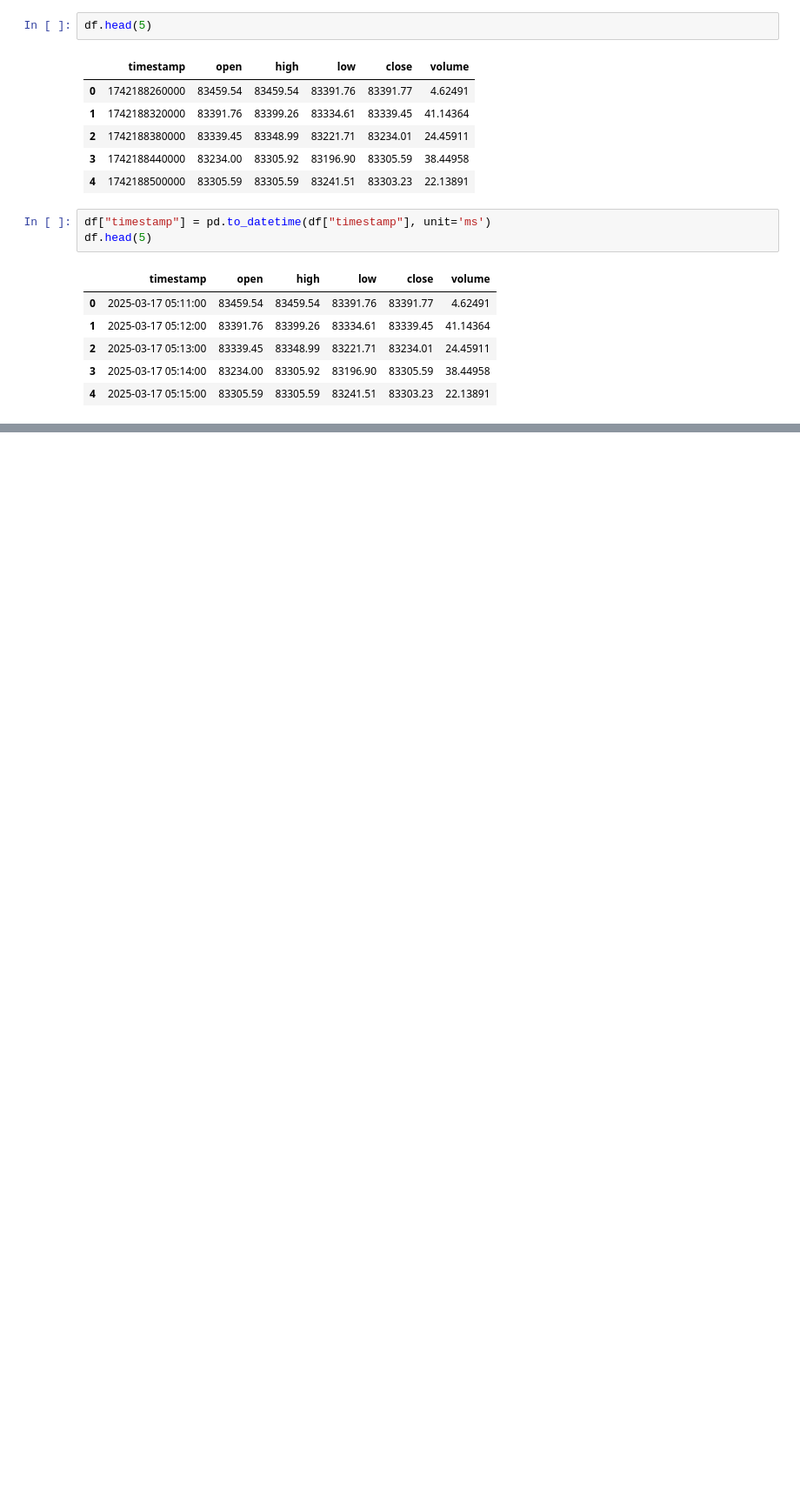
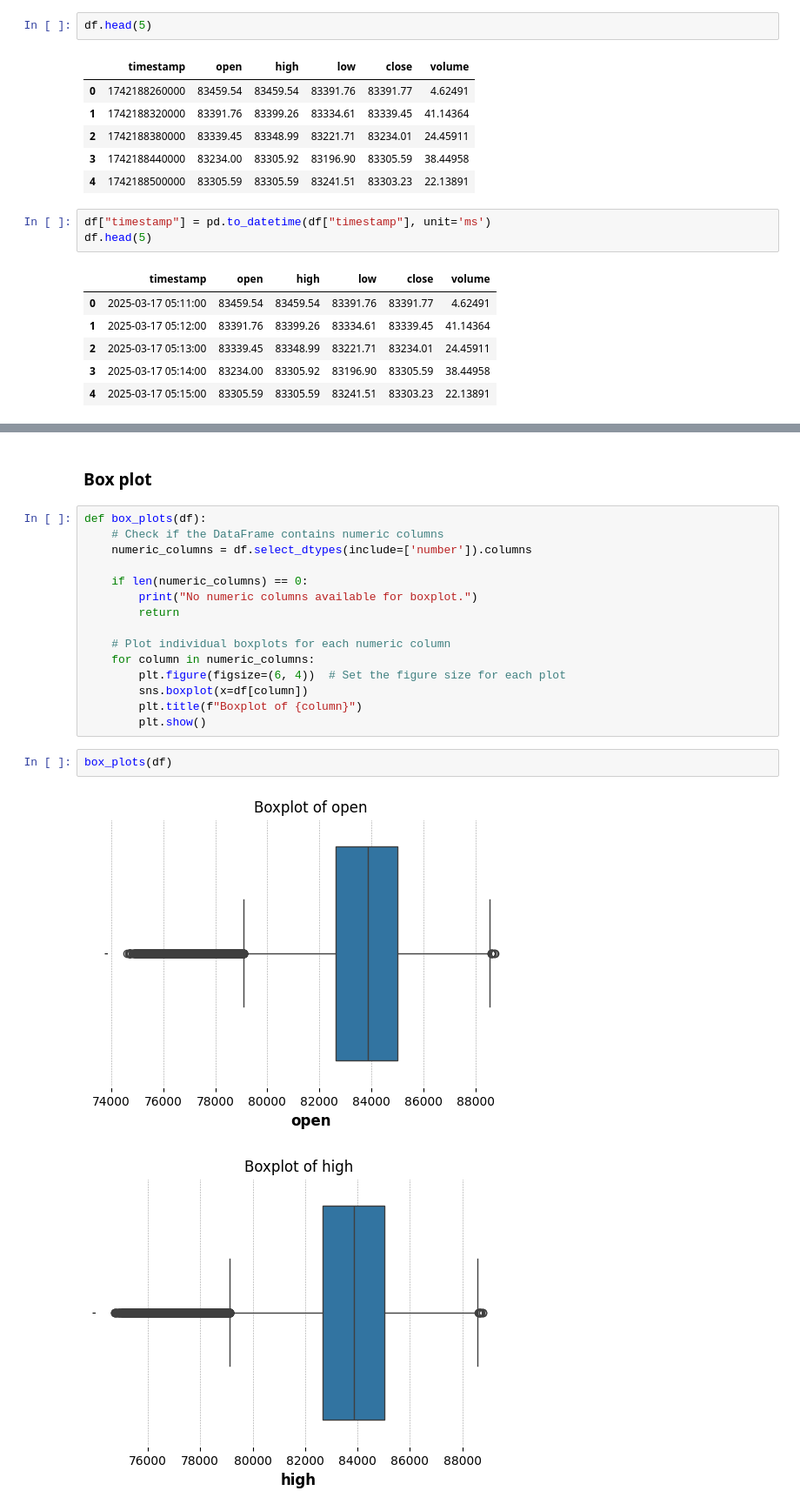
Before and after one commit to slamina-pf/data_analysis_trading_bot, a Jupyter notebook: workbooks/data_analysis.ipynb, the cells around one changed output, grey strips where cells are left out. Shown at 87% size. Saved outputs shown, nothing was run; the diff lists cells and outputs as text; blank space fills up the shorter version.

```diff
--- a/workbooks/data_analysis.ipynb
+++ b/workbooks/data_analysis.ipynb
@@ -29,0 +175,22 @@ df.head(5)
+# %% [markdown]
+### Box plot
+# %%
+def box_plots(df):
+    # Check if the DataFrame contains numeric columns
+    numeric_columns = df.select_dtypes(include=['number']).columns
+
+    if len(numeric_columns) == 0:
+        print("No numeric columns available for boxplot.")
+        return
+
+    # Plot individual boxplots for each numeric column
+    for column in numeric_columns:
+        plt.figure(figsize=(6, 4))  # Set the figure size for each plot
+        sns.boxplot(x=df[column])
+        plt.title(f"Boxplot of {column}")
+        plt.show()
+# %%
+box_plots(df)
+# %% [output]
+[figure, added]
+[figure, added]
```
Also changed, not shown: parts of 17 cells of this notebook, 1 other file.
